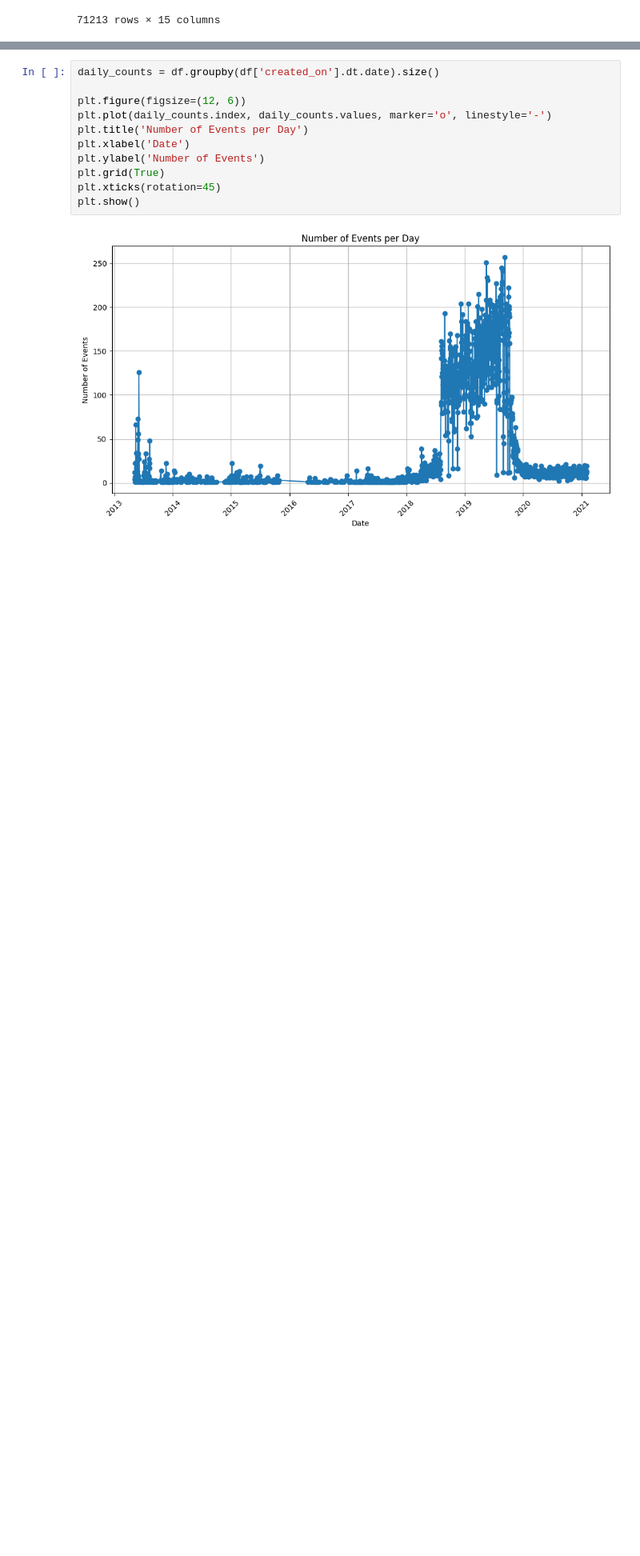
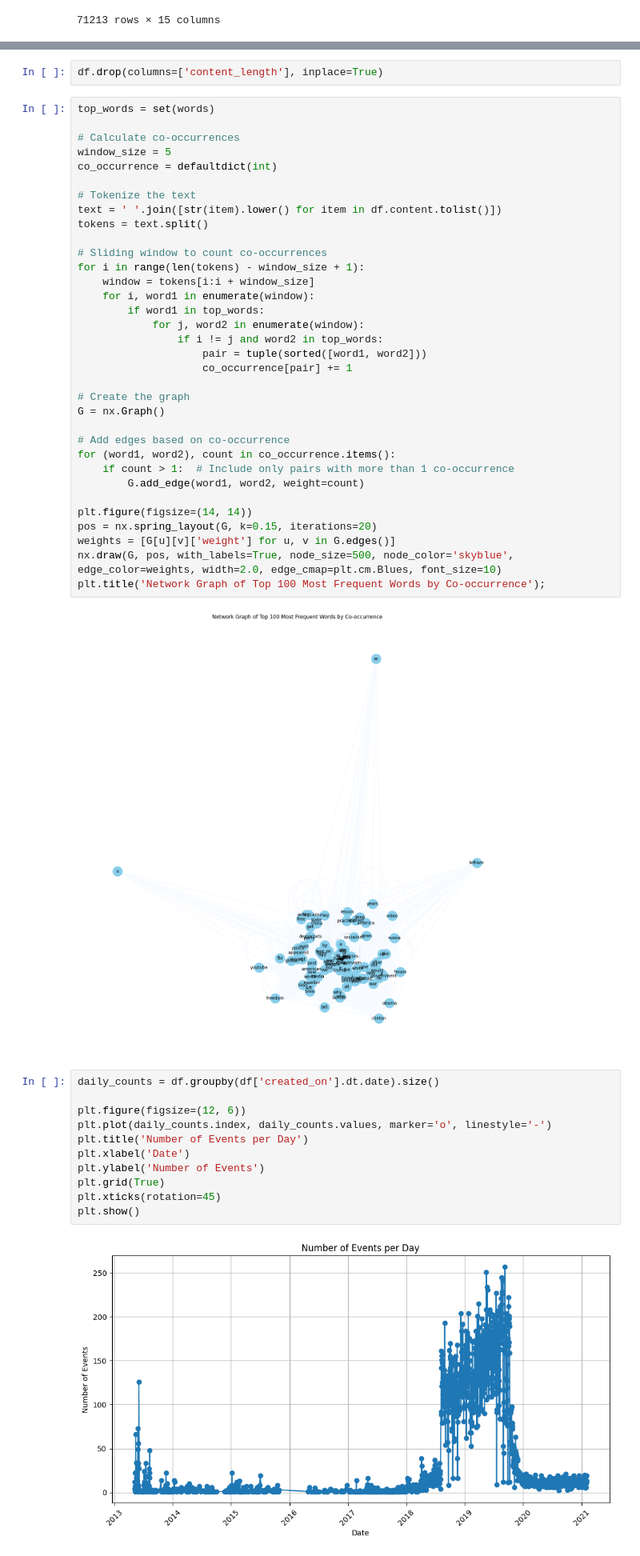
Before and after one commit to D0men1c0/ISSR_Darkweb, a Jupyter notebook: Analyze_files/SingleDatasetsAnalysis/an_posts_white_nation.ipynb, the cells around one changed output, grey strips where cells are left out. Shown at 80% size. Cells and saved outputs as stored; diff of their text form; blank space fills up the shorter version.

```diff
--- a/Analyze_files/SingleDatasetsAnalysis/an_posts_white_nation.ipynb
+++ b/Analyze_files/SingleDatasetsAnalysis/an_posts_white_nation.ipynb
@@ -246,3 +279,41 @@ ppu.extract_date_features(df, 'created_on')
+# %%
+df.drop(columns=['content_length'], inplace=True)
+# %%
+top_words = set(words)
+
+# Calculate co-occurrences
+window_size = 5
+co_occurrence = defaultdict(int)
+
+# Tokenize the text
+text = ' '.join([str(item).lower() for item in df.content.tolist()])
+tokens = text.split()
+
+# Sliding window to count co-occurrences
+for i in range(len(tokens) - window_size + 1):
+    window = tokens[i:i + window_size]
+    for i, word1 in enumerate(window):
+        if word1 in top_words:
+            for j, word2 in enumerate(window):
+                if i != j and word2 in top_words:
+                    pair = tuple(sorted([word1, word2]))
+                    co_occurrence[pair] += 1
+
+# Create the graph
+G = nx.Graph()
+
+# Add edges based on co-occurrence
+for (word1, word2), count in co_occurrence.items():
+    if count > 1:  # Include only pairs with more than 1 co-occurrence
+        G.add_edge(word1, word2, weight=count)
+
+plt.figure(figsize=(14, 14))
+pos = nx.spring_layout(G, k=0.15, iterations=20)
+weights = [G[u][v]['weight'] for u, v in G.edges()]
+nx.draw(G, pos, with_labels=True, node_size=500, node_color='skyblue', edge_color=weights, width=2.0, edge_cmap=plt.cm.Blues, font_size=10)
+plt.title('Network Graph of Top 100 Most Frequent Words by Co-occurrence');
+# %% [output]
+[figure, added]
 # %%
 daily_counts = df.groupby(df['created_on'].dt.date).size()
 
```
Also changed, not shown: parts of 7 cells of this notebook.
